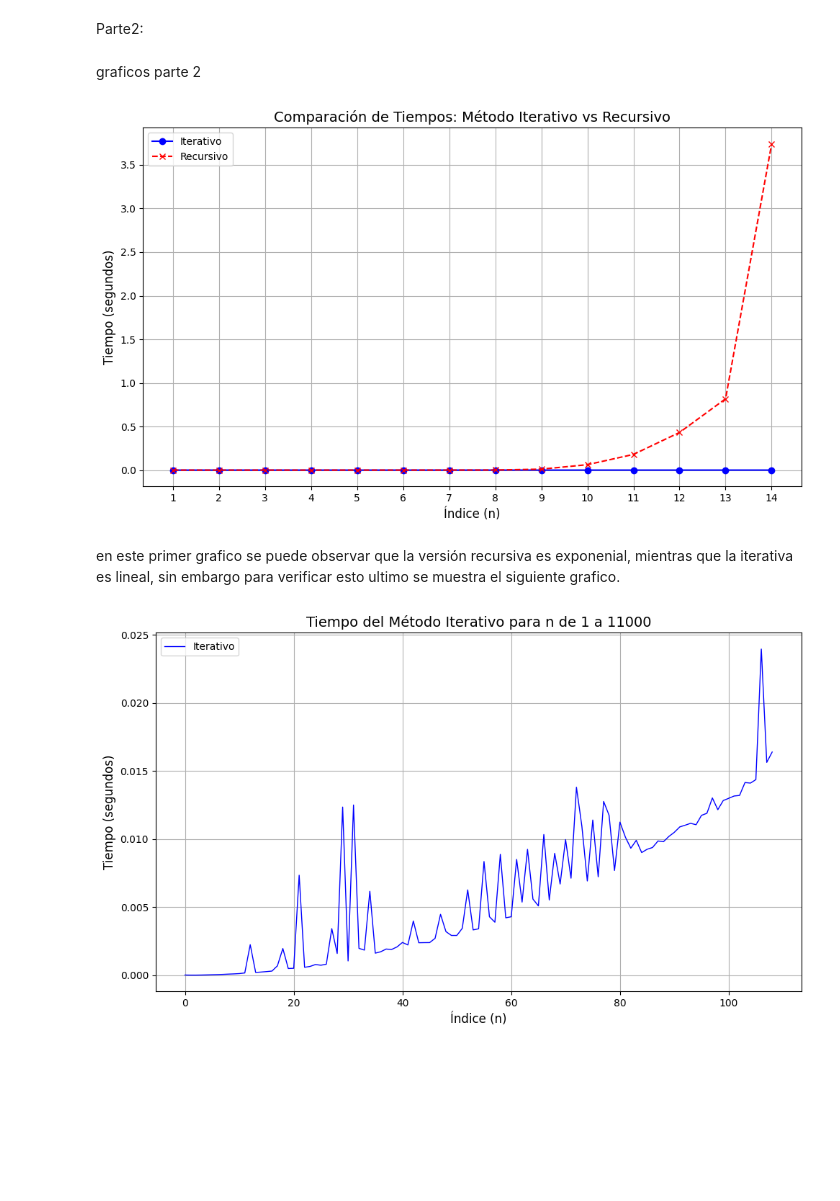
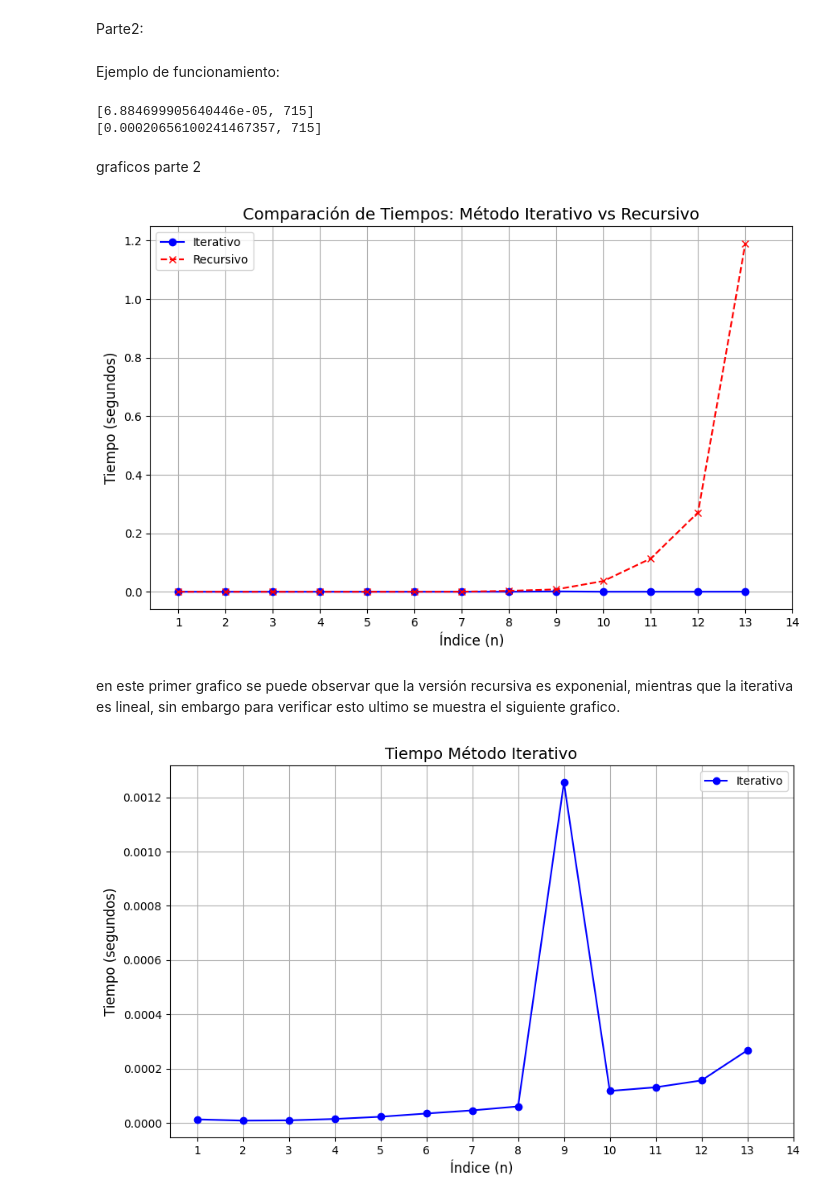
Before and after one commit to Wuy3Rm0/Tarea1, a Jupyter notebook: Tarea1.ipynb, the cells around one changed output. Saved outputs shown, nothing was run; the diff lists cells and outputs as text; code cells hidden in the pictures; blank space fills up the shorter version.

```diff
--- a/Tarea1.ipynb
+++ b/Tarea1.ipynb
@@ -112,0 +117,2 @@ pcb_ejemplo = PCB(3,4)
+# %% [markdown]
+Ejemplo de funcionamiento:
@@ -113,48 +121,53 @@ pcb_ejemplo = PCB(3,4)
+# %%
+a= Solucion(PCB_ejemplo).cualSol(0)
+b = Solucion(PCB_ejemplo).cualSol(1)
+print(a)
+print(b)
+# %% [output]
+[6.884699905640446e-05, 715]
+[0.00020656100241467357, 715]
 # %% [markdown]
 graficos parte 2
 # %%
 t_ite = []
 t_rec = []
 caminos_rec = []
 
 # Generando datos de tiempo para métodos iterativo y recursivo
-for i in range(1, 15):
+for i in range(1, 14):
     P = PCB(i,i)
-    t_ite.append(P.metodo_ite_tiempo()[0])
-    t_rec.append(P.metodo_rec_tiempo()[0])
+    t_ite.append(Solucion(P).cualSol(0)[0])
+    t_rec.append(Solucion(P).cualSol(1)[0])
 
 
 plt.figure(figsize=(10,6))
+
+
+
 plt.plot(t_ite, label=r"Iterativo", color='b', linestyle='-', marker='o')
 plt.plot(t_rec, label=r"Recursivo", color='r', linestyle='--', marker='x')
 plt.title("Comparación de Tiempos: Método Iterativo vs Recursivo", fontsize=14)
 plt.xlabel("Índice (n)", fontsize=12)
 plt.ylabel("Tiempo (segundos)", fontsize=12)
 plt.grid(True)
 plt.legend(loc="best")
 plt.xticks(range(14), range(1, 15))
-plt.tight_layout()
+
 plt.show()
 # %% [output]
-[figure, old version]
+[figure, new version]
 # %% [markdown]
 en este primer grafico se puede observar que la versión recursiva es exponenial, mientras que la iterativa es lineal, sin embargo para verificar esto ultimo se muestra el siguiente grafico.
 # %%
-t_ite = []
-
-
-for i in range(1, 110):
-    P = PCB(i, i)
-    t_ite.append(P.metodo_ite_tiempo()[0])
-
 plt.figure(figsize=(10,6))
-plt.plot(t_ite, label=r"Iterativo", color='b', linestyle='-', linewidth=1)
-plt.title("Tiempo del Método Iterativo para n de 1 a 11000", fontsize=14)
+plt.plot(t_ite, label=r"Iterativo", color='b', linestyle='-', marker='o')
+plt.title("Tiempo Método Iterativo", fontsize=14)
 plt.xlabel("Índice (n)", fontsize=12)
 plt.ylabel("Tiempo (segundos)", fontsize=12)
 plt.grid(True)
 plt.legend(loc="best")
-plt.tight_layout()
+plt.xticks(range(14), range(1, 15))
+
 plt.show()
 # %% [output]
-[figure, old version]
+[figure, new version]
```
Also changed, not shown: parts of 3 cells of this notebook.
